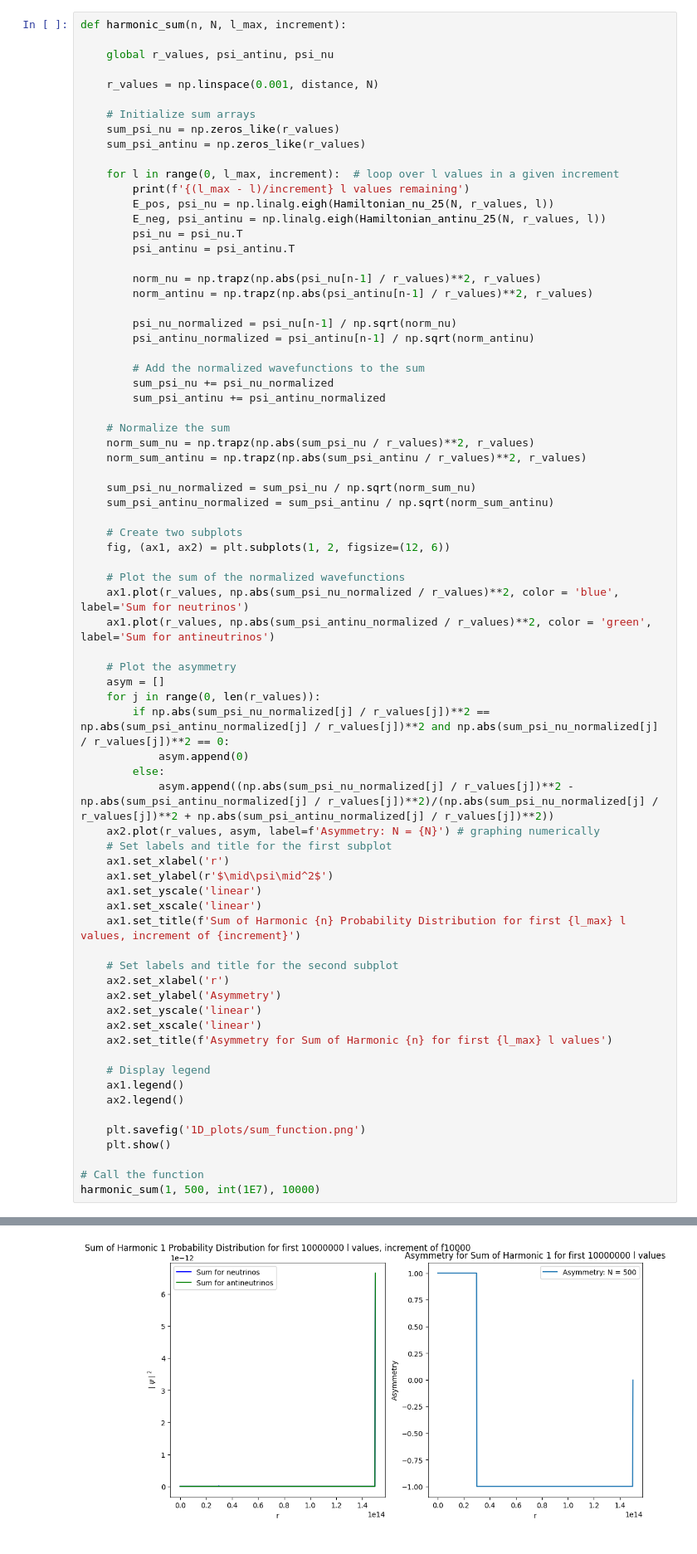
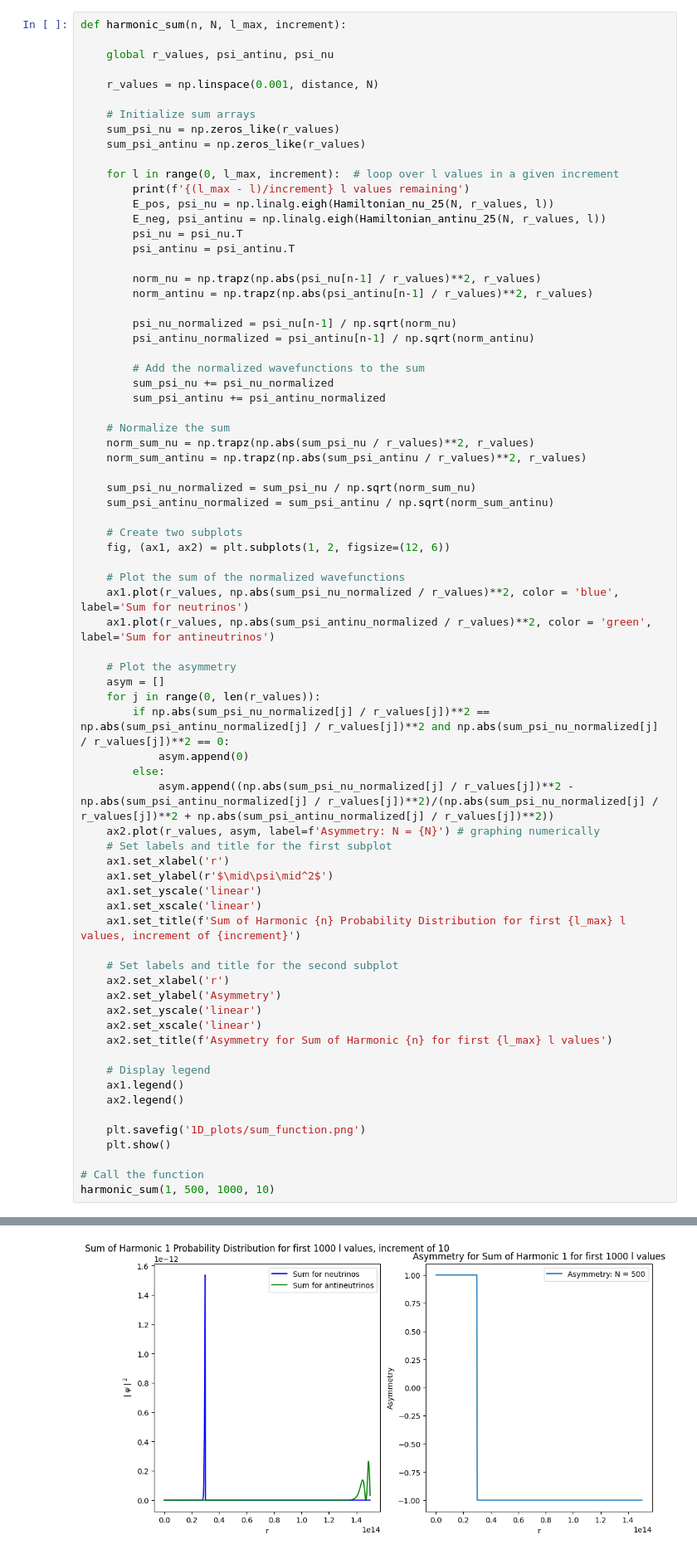
Before and after one commit to Nathan-Gershengorn/CnuB-optics, a Jupyter notebook: 1D_stuff/1D_Saarik_graph.ipynb, the cells around one changed output, grey strips where cells are left out. Shown: that part at 83% size. Saved outputs shown, nothing was run; the diff lists cells and outputs as text.

```diff
--- a/1D_stuff/1D_Saarik_graph.ipynb
+++ b/1D_stuff/1D_Saarik_graph.ipynb
@@ -546,5 +544,5 @@ def harmonic_sum(n, N, l_max, increment):
     plt.show()
 
 # Call the function
-harmonic_sum(1, 500, int(1E7), 10000)
+harmonic_sum(1, 500, 1000, 10)
 # %% [output]
@@ -564,5 +562,5 @@ harmonic_sum(1, 500, int(1E7), 10000)
 4.0 l values remaining
 3.0 l values remaining
 2.0 l values remaining
 1.0 l values remaining
-[figure, old version]
+[figure, new version]
```
Also changed, not shown: parts of 2 cells of this notebook, 6 other files.
